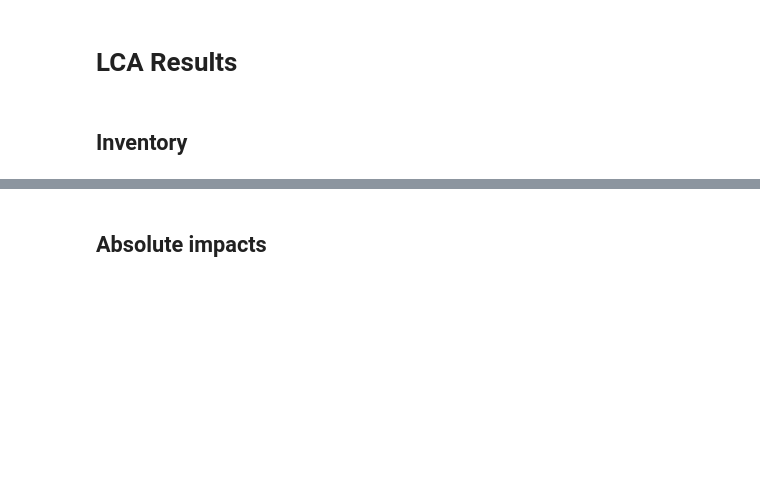
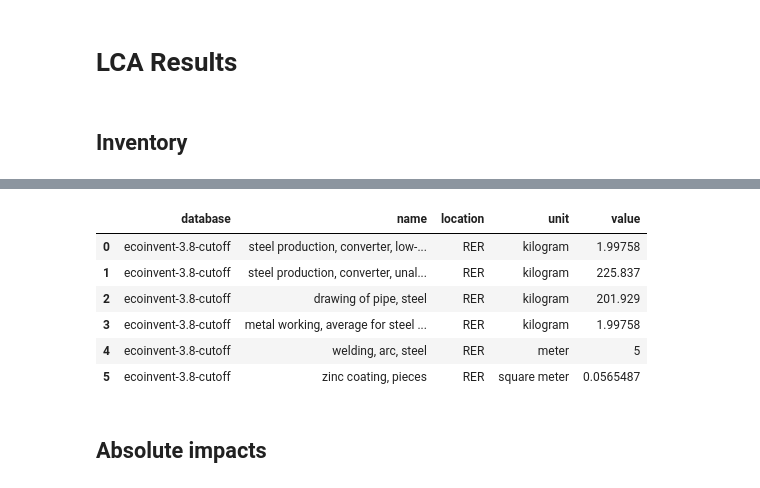
Before and after one commit to vlechappe/sustain-4-SWT, a Jupyter notebook: LCA/eco-optimization_tool/lca_param_syst_noload.ipynb, the cells around one changed output, grey strips where cells are left out. Saved outputs shown, nothing was run; the diff lists cells and outputs as text; code cells hidden in the pictures; blank space fills up the shorter version.

```diff
--- a/LCA/eco-optimization_tool/lca_param_syst_noload.ipynb
+++ b/LCA/eco-optimization_tool/lca_param_syst_noload.ipynb
@@ -961,16 +983,3 @@ welding = agb.newActivity(
-# %%
-mast_total = agb.newActivity(
-    DB_SYST,
-    name="Mast of height h",
-    unit="unit",
-    exchanges = {
-        steel_tube : tower_steel_tube_mass(h),
-        swivel_pin : 1,
-        gusset : rho_steel*(0.113*h + 0.68)*0.05*0.008,
-        base : 1,
-        welding : 5,
-
-    })
 # %% [markdown]
 ### Rigging
 # %%
@@ -1484,2 +1560,13 @@ agb.compute_inventory(complete_system,h=18,d=3000)
+# %%
+#agb.compute_inventory(mast_total,h=18,d=3000,steel_mix = "Converter")
+agb.compute_inventory(mast_total,h=18,d=3000)
+# %% [output]
+|  | database | name | location | unit | value |
+| 0 | ecoinvent-3.8-cutoff | steel production, converter, low-... | RER | kilogram | 1.99758 |
+| 1 | ecoinvent-3.8-cutoff | steel production, converter, unal... | RER | kilogram | 225.837 |
+| 2 | ecoinvent-3.8-cutoff | drawing of pipe, steel | RER | kilogram | 201.929 |
+| 3 | ecoinvent-3.8-cutoff | metal working, average for steel ... | RER | kilogram | 1.99758 |
+| 4 | ecoinvent-3.8-cutoff | welding, arc, steel | RER | meter | 5 |
+| 5 | ecoinvent-3.8-cutoff | zinc coating, pieces | RER | square meter | 0.0565487 |
 # %% [markdown]
 ## Absolute impacts
```
Also changed, not shown: parts of 66 cells of this notebook, 1 other file.
